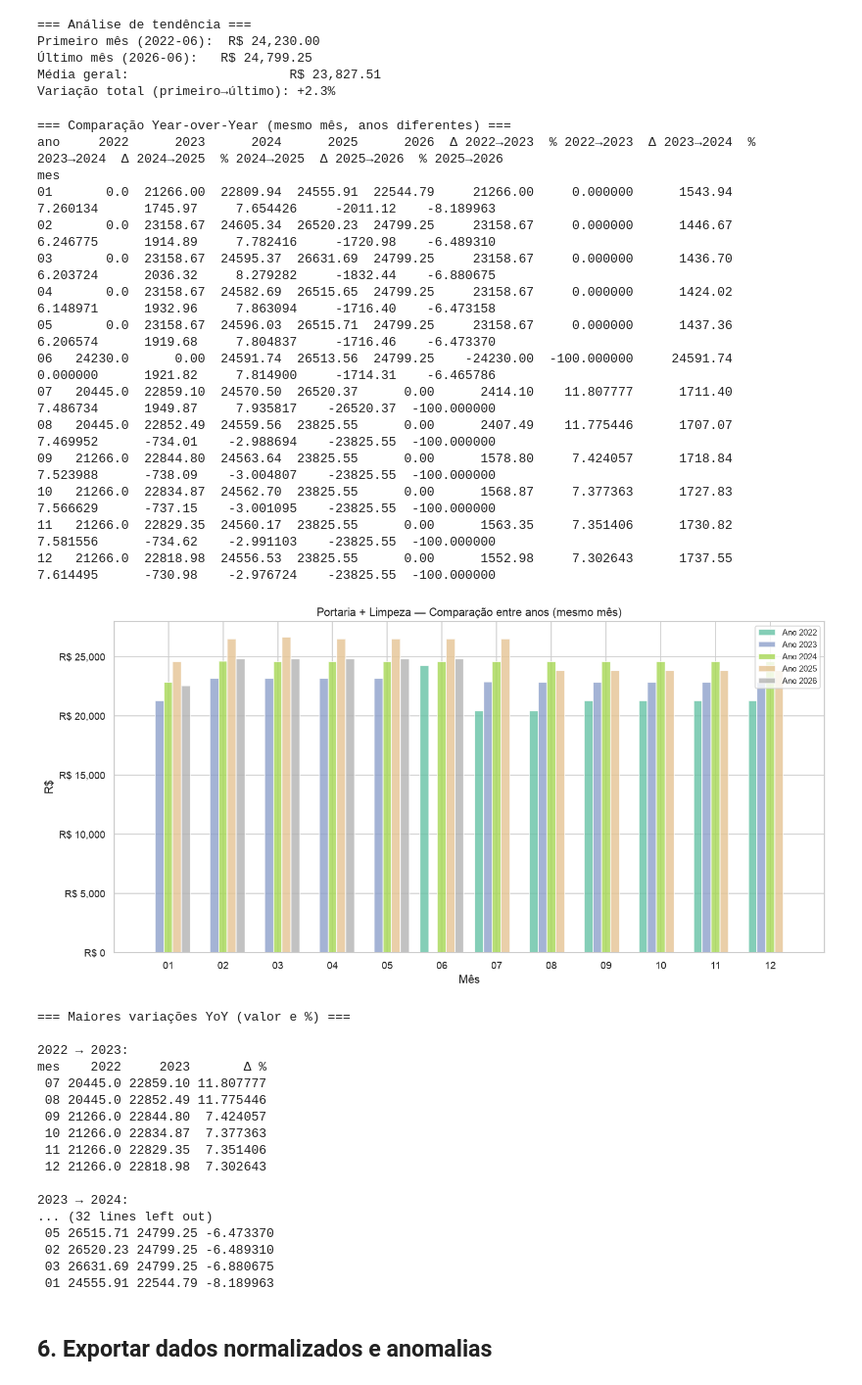
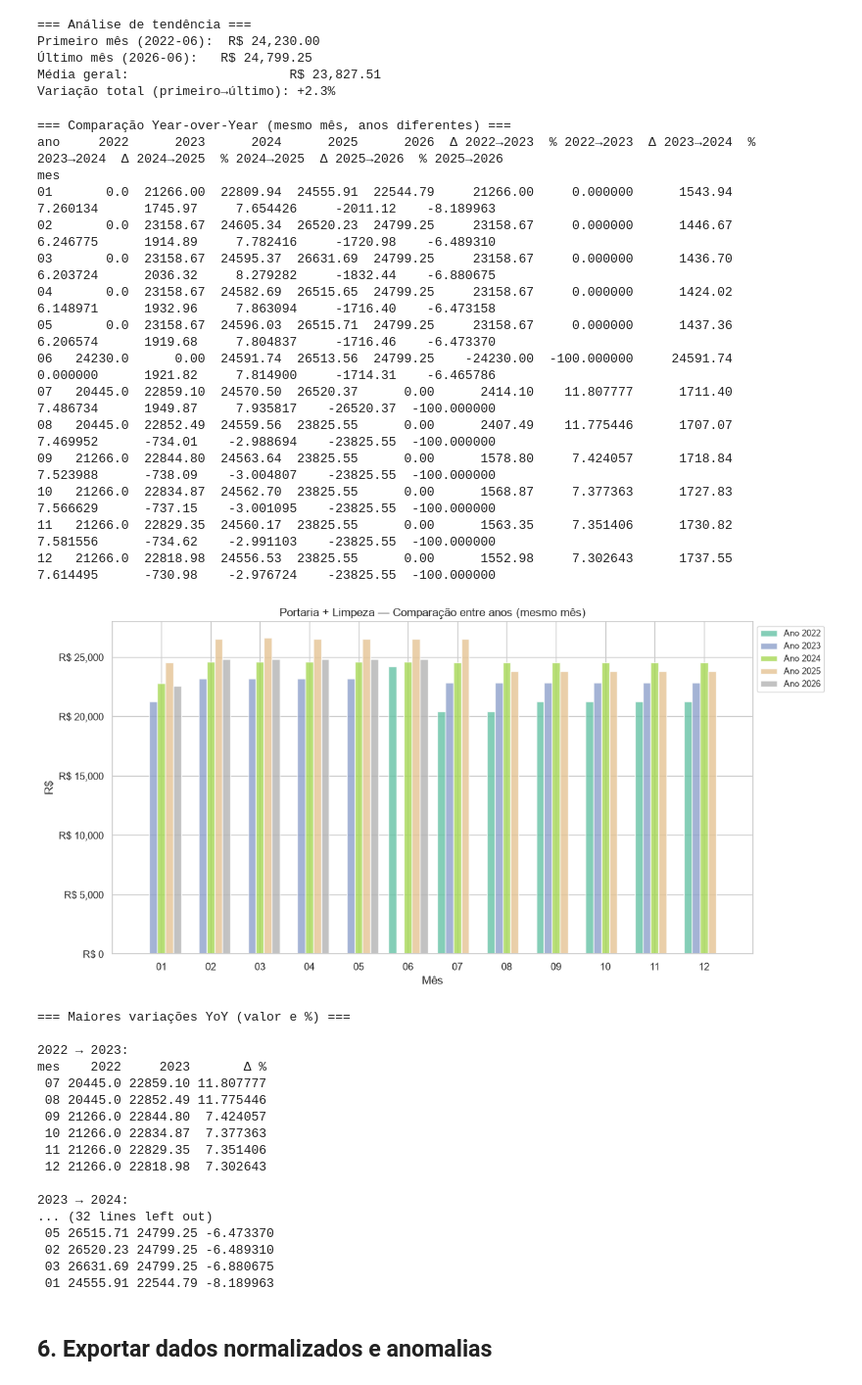
Before and after one commit to cgbas/anacondo, a Jupyter notebook: src/analise_prestacao_de_contas.ipynb, the cells around one changed output. Shown at 98% size. Saved outputs shown, nothing was run; the diff lists cells and outputs as text; code cells hidden in the pictures.

```diff
--- a/src/analise_prestacao_de_contas.ipynb
+++ b/src/analise_prestacao_de_contas.ipynb
@@ -1124,7 +1289,8 @@ if len(pl_yoy_pivot.columns) >= 2:
         ax.set_xticks(x + width * (len(anos_disponiveis) - 1) / 2)
         ax.set_xticklabels(meses)
         ax.yaxis.set_major_formatter(mticker.FuncFormatter(lambda v, _: f"R$ {v:,.0f}"))
-        ax.legend(fontsize=9)
+        # Garantir que legenda não sobreponha o gráfico
+        ax.legend(fontsize=9, loc="upper left", bbox_to_anchor=(1, 1))
 
         plt.tight_layout()
         plt.show()
@@ -1143,34 +1309,34 @@ if len(pl_yoy_pivot.columns) >= 2:
 
             if meses_comuns:
                 variacao_mes = pd.DataFrame({
                     "mes": meses_comuns,
                     f"{ano_ant}": [valores_ant.get(m, 0) for m in meses_comuns],
                     f"{ano_prox}": [valores_prox.get(m, 0) for m in meses_comuns],
                 })
                 variacao_mes["Δ R$"] = variacao_mes[f"{ano_prox}"] - variacao_mes[f"{ano_ant}"]
                 variacao_mes["Δ %"] = (
                     (variacao_mes[f"{ano_prox}"] / variacao_mes[f"{ano_ant}"] - 1) * 100
                 ).replace([float('inf'), -float('inf')], 0)
 
                 print(f"\n{ano_ant} → {ano_prox}:")
                 print(variacao_mes.sort_values("Δ %", ascending=False)[["mes", f"{ano_ant}", f"{ano_prox}", "Δ %"]].to_string(index=False))
 # %% [output]
 === Comparação Year-over-Year (mesmo mês, anos diferentes) ===
 ano     2022      2023      2024      2025      2026  Δ 2022→2023  % 2022→2023  Δ 2023→2024  % 2023→2024  Δ 2024→2025  % 2024→2025  Δ 2025→2026  % 2025→2026
 mes
 01       0.0  21266.00  22809.94  24555.91  22544.79     21266.00     0.000000      1543.94     7.260134      1745.97     7.654426     -2011.12    -8.189963
 02       0.0  23158.67  24605.34  26520.23  24799.25     23158.67     0.000000      1446.67     6.246775      1914.89     7.782416     -1720.98    -6.489310
 03       0.0  23158.67  24595.37  26631.69  24799.25     23158.67     0.000000      1436.70     6.203724      2036.32     8.279282     -1832.44    -6.880675
 04       0.0  23158.67  24582.69  26515.65  24799.25     23158.67     0.000000      1424.02     6.148971      1932.96     7.863094     -1716.40    -6.473158
 05       0.0  23158.67  24596.03  26515.71  24799.25     23158.67     0.000000      1437.36     6.206574      1919.68     7.804837     -1716.46    -6.473370
 06   24230.0      0.00  24591.74  26513.56  24799.25    -24230.00  -100.000000     24591.74     0.000000      1921.82     7.814900     -1714.31    -6.465786
 07   20445.0  22859.10  24570.50  26520.37      0.00      2414.10    11.807777      1711.40     7.486734      1949.87     7.935817    -26520.37  -100.000000
 08   20445.0  22852.49  24559.56  23825.55      0.00      2407.49    11.775446      1707.07     7.469952      -734.01    -2.988694    -23825.55  -100.000000
 09   21266.0  22844.80  24563.64  23825.55      0.00      1578.80     7.424057      1718.84     7.523988      -738.09    -3.004807    -23825.55  -100.000000
 10   21266.0  22834.87  24562.70  23825.55      0.00      1568.87     7.377363      1727.83     7.566629      -737.15    -3.001095    -23825.55  -100.000000
 11   21266.0  22829.35  24560.17  23825.55      0.00      1563.35     7.351406      1730.82     7.581556      -734.62    -2.991103    -23825.55  -100.000000
 12   21266.0  22818.98  24556.53  23825.55      0.00      1552.98     7.302643      1737.55     7.614495      -730.98    -2.976724    -23825.55  -100.000000
-[figure, old version]
+[figure, new version]
 === Maiores variações YoY (valor e %) ===
 
 2022 → 2023:
```
Also changed, not shown: parts of 4 cells of this notebook.
